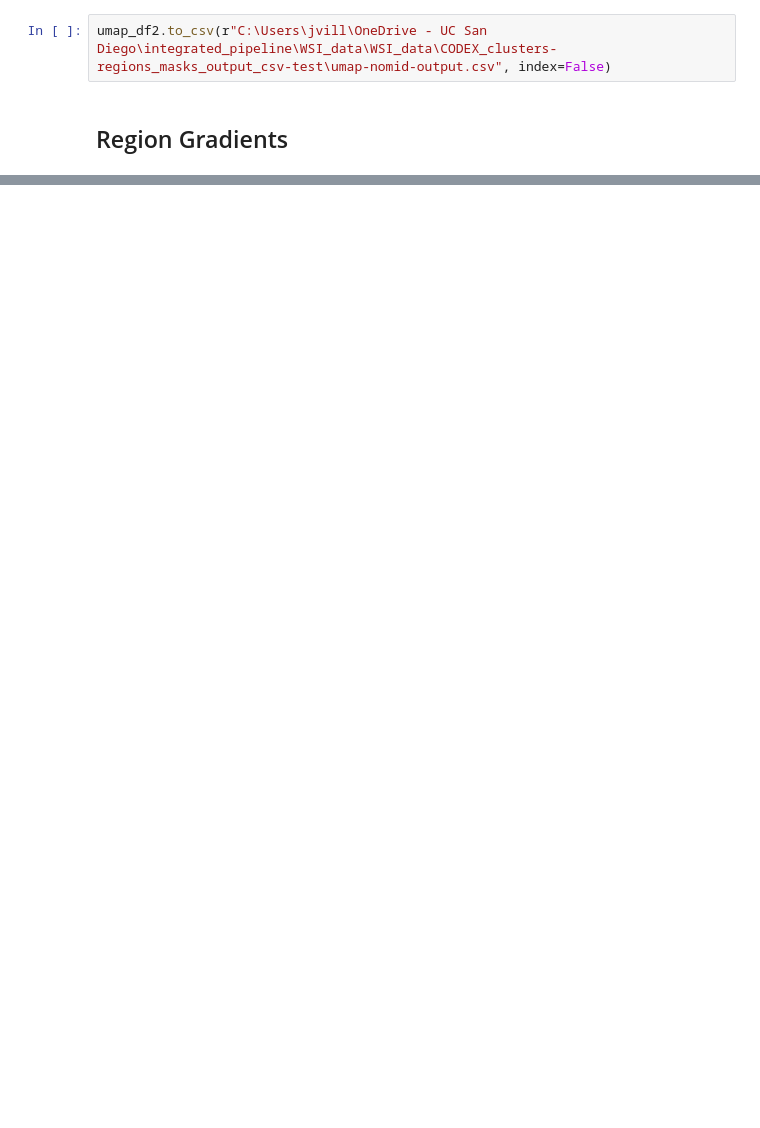
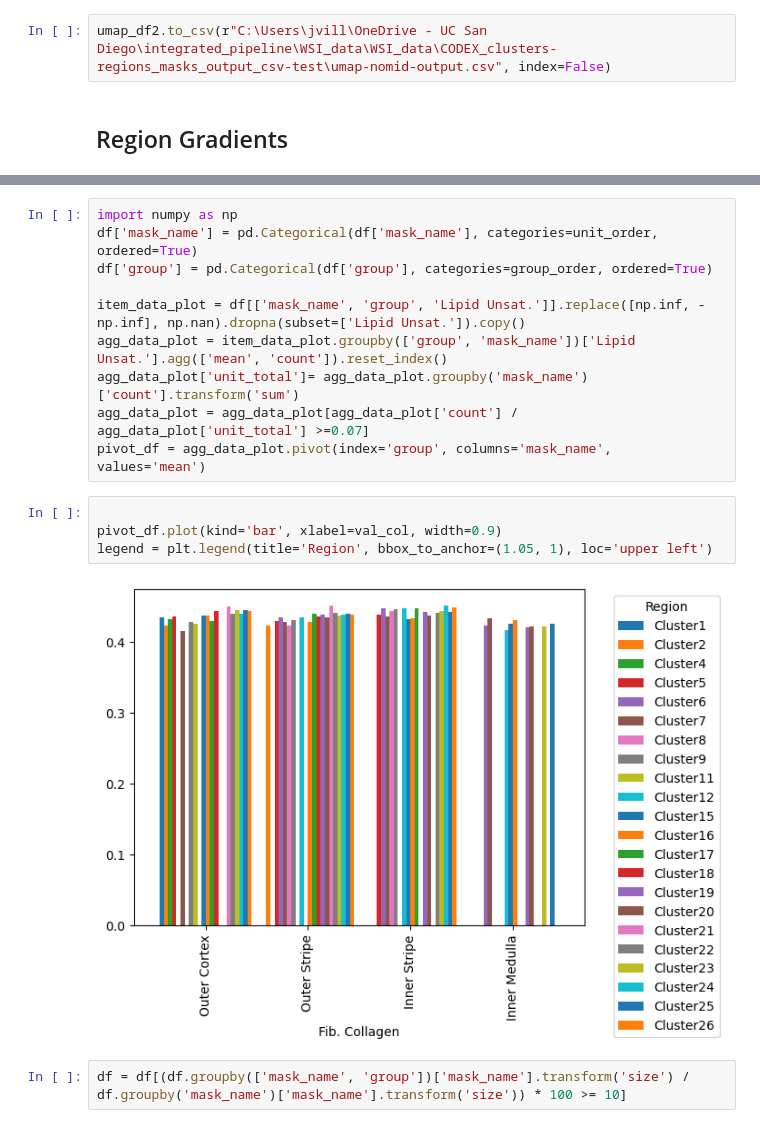
Before and after one commit to jvillazon/hsi_machine_learning, a Jupyter notebook: sk_classifier/integrated_pipeline.ipynb, the cells around one changed output, grey strips where cells are left out. Saved outputs shown, nothing was run; the diff lists cells and outputs as text; blank space fills up the shorter version.

```diff
--- a/sk_classifier/integrated_pipeline.ipynb
+++ b/sk_classifier/integrated_pipeline.ipynb
@@ -983,0 +617,18 @@ df
+# %%
+import numpy as np
+df['mask_name'] = pd.Categorical(df['mask_name'], categories=unit_order, ordered=True)
+df['group'] = pd.Categorical(df['group'], categories=group_order, ordered=True)
+
+item_data_plot = df[['mask_name', 'group', 'Lipid Unsat.']].replace([np.inf, -np.inf], np.nan).dropna(subset=['Lipid Unsat.']).copy()
+agg_data_plot = item_data_plot.groupby(['group', 'mask_name'])['Lipid Unsat.'].agg(['mean', 'count']).reset_index()
+agg_data_plot['unit_total']= agg_data_plot.groupby('mask_name')['count'].transform('sum')
+agg_data_plot = agg_data_plot[agg_data_plot['count'] / agg_data_plot['unit_total'] >=0.07]
+pivot_df = agg_data_plot.pivot(index='group', columns='mask_name', values='mean')
+# %%
+
+pivot_df.plot(kind='bar', xlabel=val_col, width=0.9)
+legend = plt.legend(title='Region', bbox_to_anchor=(1.05, 1), loc='upper left')
+# %% [output]
+[figure, added]
+# %%
+df = df[(df.groupby(['mask_name', 'group'])['mask_name'].transform('size') / df.groupby('mask_name')['mask_name'].transform('size')) * 100 >= 10]
```
Also changed, not shown: parts of 25 cells of this notebook, 3 other files.
